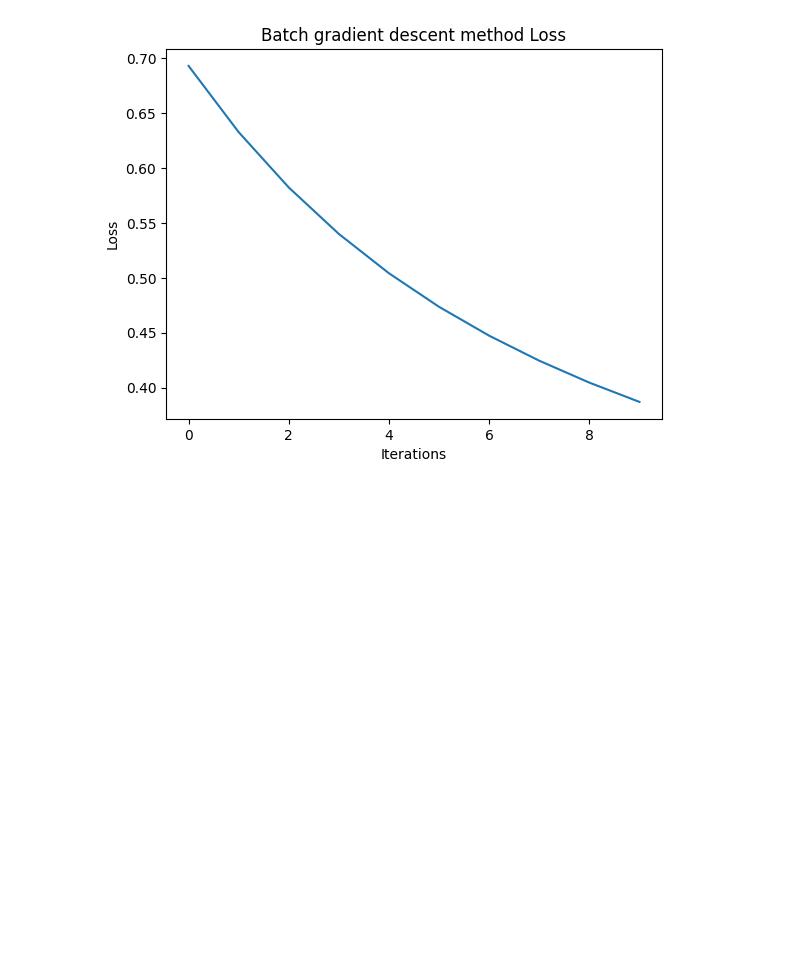
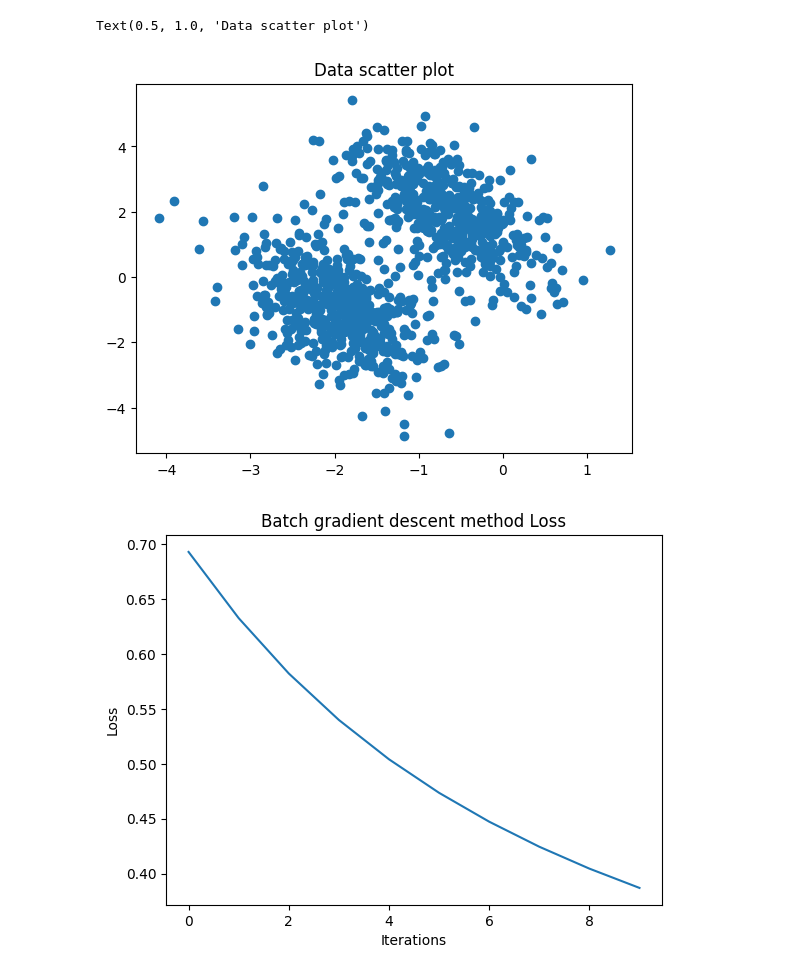
Before and after one commit to KavinduKariyawasam/Learning-from-data-and-related-challenges-and-classification, a Jupyter notebook: Assignment_2.ipynb, the cells around one changed output. Drawn from its saved outputs; the diff is of its cells as text; code cells hidden in the pictures; blank space fills up the shorter version.

```diff
--- a/Assignment_2.ipynb
+++ b/Assignment_2.ipynb
@@ -29,6 +29,12 @@ def log_loss(y_true, y_pred):
 learning_rate = 0.1
 iterations = 10
 loss_history = []
+# %%
+plt.scatter(X[:,1], X[:,2])
+plt.title("Data scatter plot")
+# %% [output]
+Text(0.5, 1.0, 'Data scatter plot')
+[figure, added]
 # %%
 # Performing gradient descent based weight update
 N = len(y)
```
Also changed, not shown: parts of 11 cells of this notebook, 1 other file.
